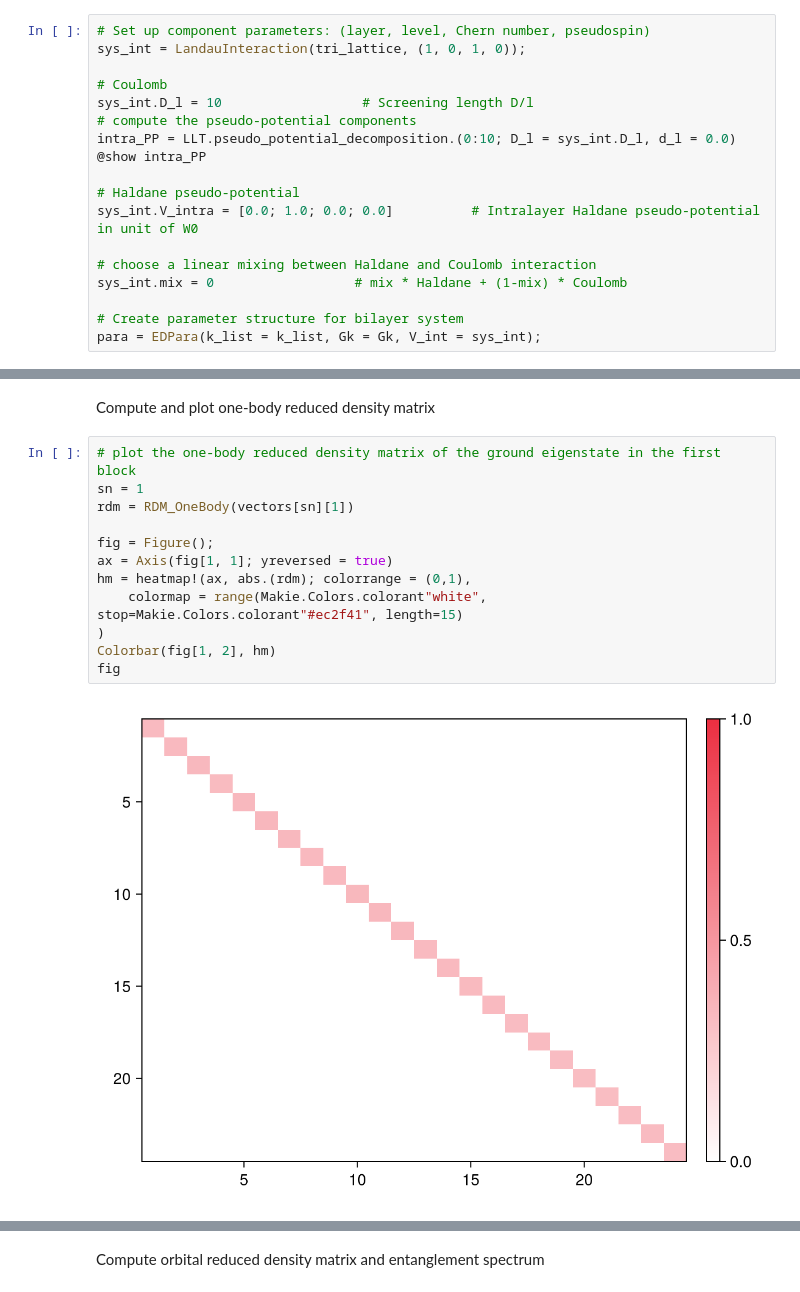
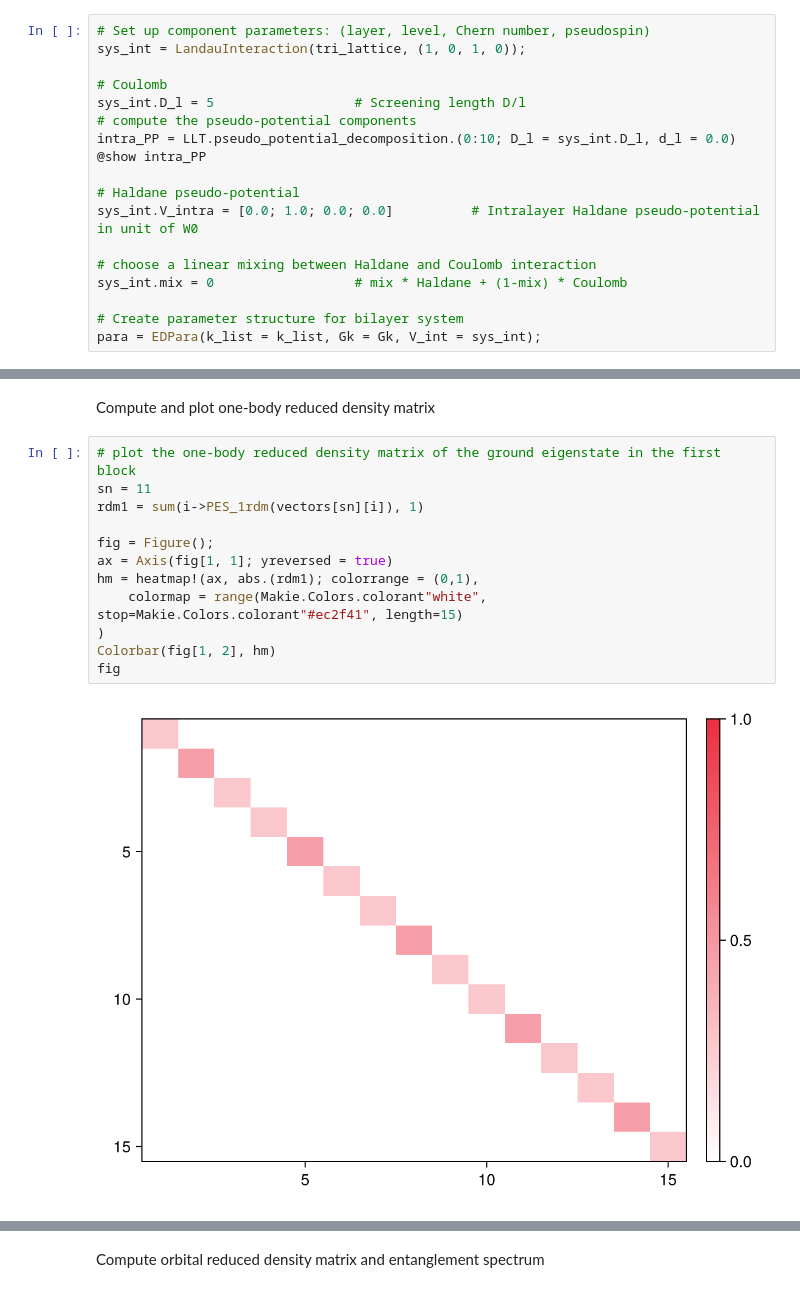
Before and after one commit to Zou-Bo/MomentumED.jl, a Jupyter notebook: landau level torus/topological order/1.FQH_Laughlin.ipynb, the cells around one changed output, grey strips where cells are left out. Cells and saved outputs as stored; diff of their text form.

```diff
--- a/landau level torus/topological order/1.FQH_Laughlin.ipynb
+++ b/landau level torus/topological order/1.FQH_Laughlin.ipynb
@@ -196,7 +208,7 @@ Ne = 10         # N electrons for this system
 sys_int = LandauInteraction(tri_lattice, (1, 0, 1, 0));
 
 # Coulomb
-sys_int.D_l = 10                  # Screening length D/l
+sys_int.D_l = 5                  # Screening length D/l
 # compute the pseudo-potential components
 intra_PP = LLT.pseudo_potential_decomposition.(0:10; D_l = sys_int.D_l, d_l = 0.0)
 @show intra_PP
@@ -294,15 +305,15 @@ total momentum: 0  0
 Compute and plot one-body reduced density matrix
 # %%
 # plot the one-body reduced density matrix of the ground eigenstate in the first block
-sn = 1
-rdm = RDM_OneBody(vectors[sn][1])
+sn = 11
+rdm1 = sum(i->PES_1rdm(vectors[sn][i]), 1)
 
 fig = Figure();
 ax = Axis(fig[1, 1]; yreversed = true)
-hm = heatmap!(ax, abs.(rdm); colorrange = (0,1),
+hm = heatmap!(ax, abs.(rdm1); colorrange = (0,1),
     colormap = range(Makie.Colors.colorant"white", stop=Makie.Colors.colorant"#ec2f41", length=15)
 )
 Colorbar(fig[1, 2], hm)
 fig
 # %% [output]
-[figure, old version]
+[figure, new version]
```
Also changed, not shown: parts of 12 cells of this notebook, 13 other files.
